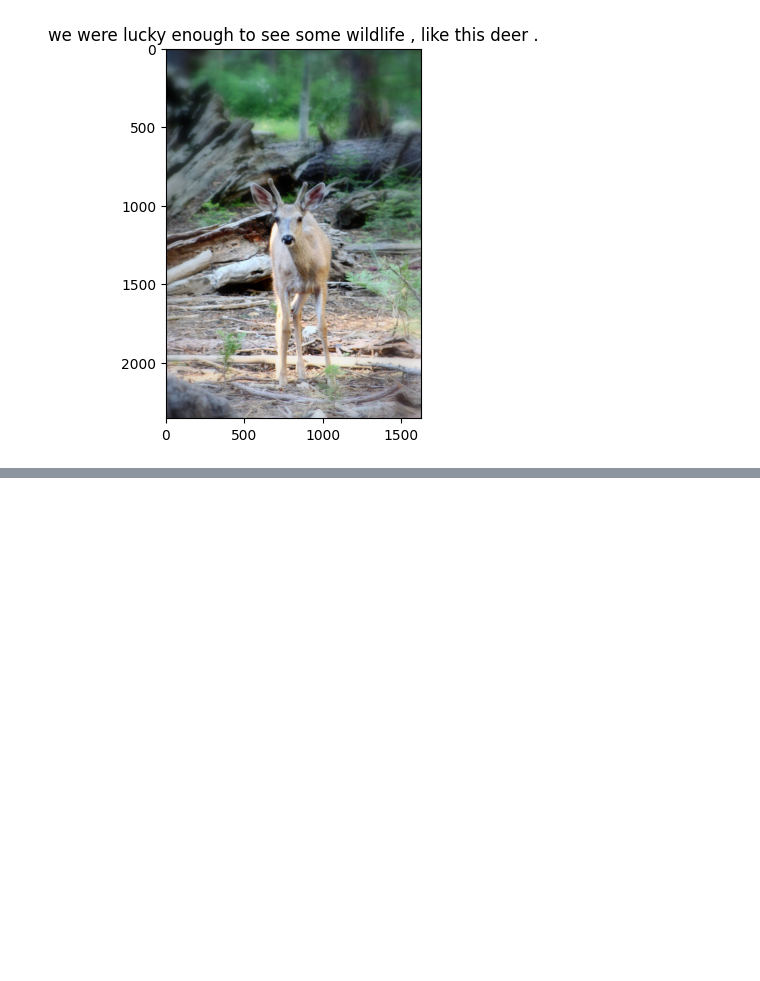
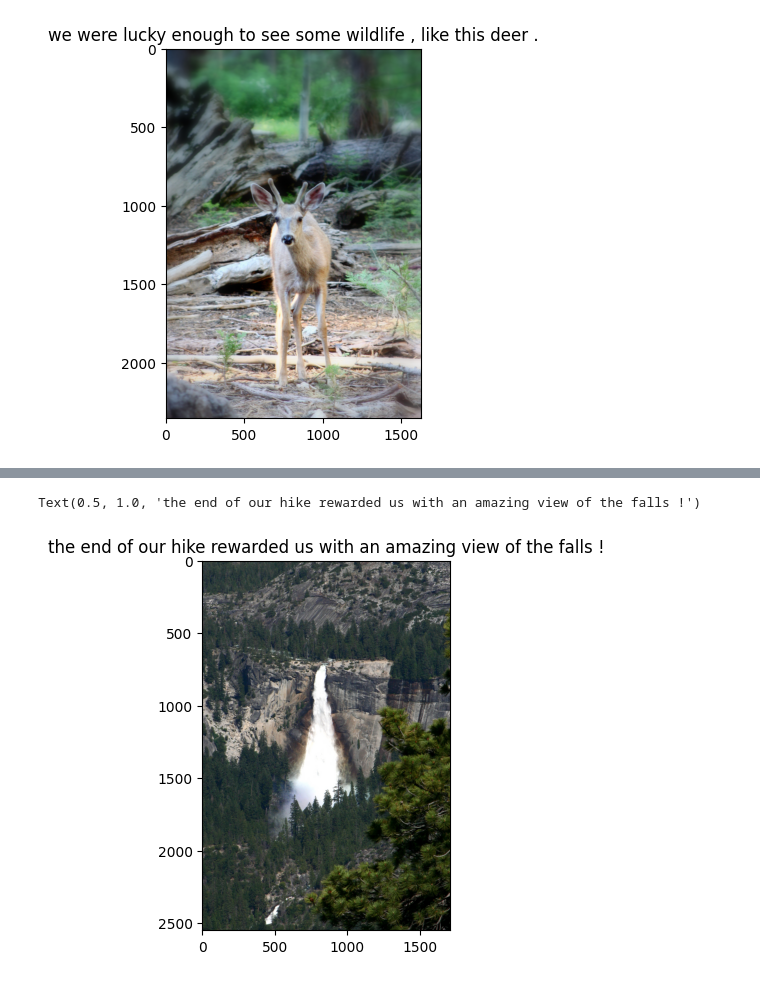
Before and after one commit to cjje/IMspiredStoryTelling, a Jupyter notebook: notebooks/BaselinePerformance_VIST_enhanced_architecture_compare_performance.ipynb, the cells around one changed output, grey strips where cells are left out. Saved outputs shown, nothing was run; the diff lists cells and outputs as text; code cells hidden in the pictures; blank space fills up the shorter version.

```diff
--- a/notebooks/BaselinePerformance_VIST_enhanced_architecture_compare_performance.ipynb
+++ b/notebooks/BaselinePerformance_VIST_enhanced_architecture_compare_performance.ipynb
@@ -379,3 +380,11 @@ Text(0.5, 1.0, 'we were lucky enough to see some wildlife , like this deer .')
+# %%
+newimg5 = torch.swapaxes(img5, 0,2)
+newimg5 = torch.swapaxes(newimg5, 0,1)
+plt.imshow(np.array(newimg5))
+plt.title(lab5)
+# %% [output]
+Text(0.5, 1.0, 'the end of our hike rewarded us with an amazing view of the falls !')
+[figure, added]
 # %%
 
 img1_f = feature_extractor(images=img1, return_tensors="pt").pixel_values.squeeze()
```
Also changed, not shown: parts of 33 cells of this notebook, 12 other files.
